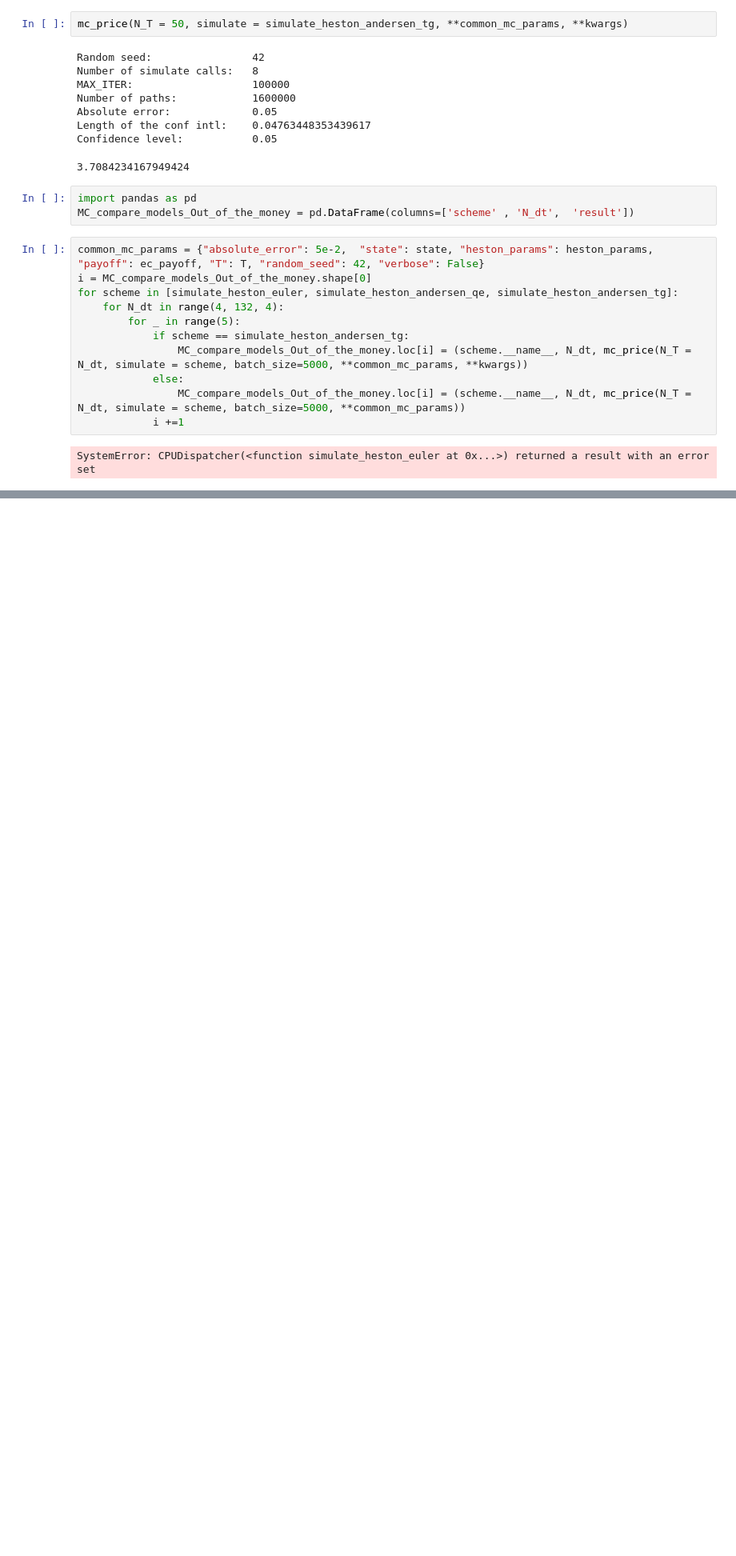
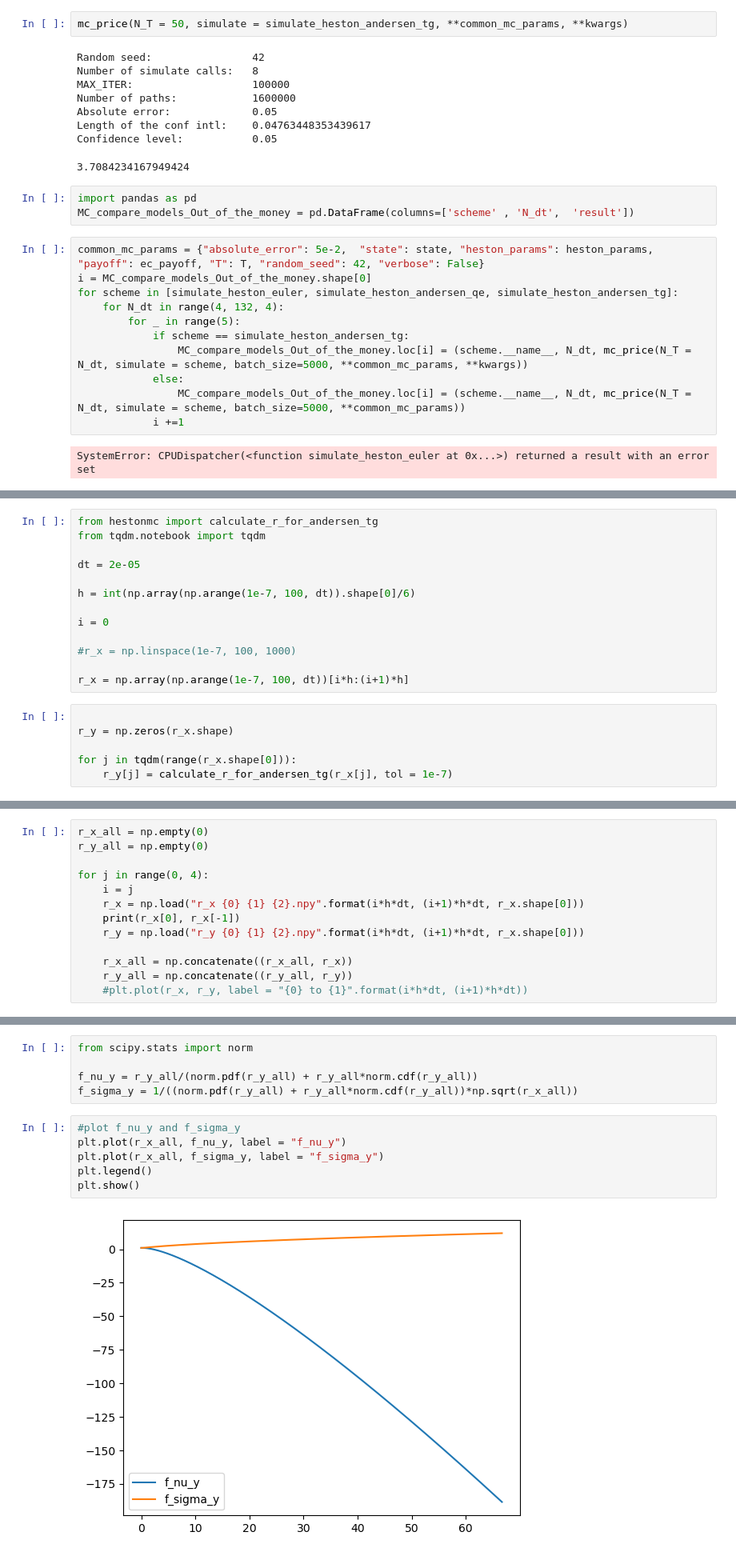
Before and after one commit to ArtemySazonov/Stochastic-Volatility-Models, a Jupyter notebook: Code/Debug Notebook.ipynb, the cells around one changed output, grey strips where cells are left out. Shown at 80% size. Cells and saved outputs as stored; diff of their text form; blank space fills up the shorter version.

```diff
--- a/Code/Debug Notebook.ipynb
+++ b/Code/Debug Notebook.ipynb
@@ -270,0 +274,19 @@ SystemError: CPUDispatcher(<function simulate_heston_euler at 0x...>) returned a
+# %%
+from hestonmc import calculate_r_for_andersen_tg
+from tqdm.notebook import tqdm
+
+dt = 2e-05
+
+h = int(np.array(np.arange(1e-7, 100, dt)).shape[0]/6)
+
+i = 0
+
+#r_x = np.linspace(1e-7, 100, 1000)
+
+r_x = np.array(np.arange(1e-7, 100, dt))[i*h:(i+1)*h]
+# %%
+
+r_y = np.zeros(r_x.shape)
+
+for j in tqdm(range(r_x.shape[0])):
+    r_y[j] = calculate_r_for_andersen_tg(r_x[j], tol = 1e-7)
@@ -270,0 +296,13 @@ SystemError: CPUDispatcher(<function simulate_heston_euler at 0x...>) returned a
+# %%
+r_x_all = np.empty(0)
+r_y_all = np.empty(0)
+
+for j in range(0, 4):
+    i = j
+    r_x = np.load("r_x {0} {1} {2}.npy".format(i*h*dt, (i+1)*h*dt, r_x.shape[0]))
+    print(r_x[0], r_x[-1])
+    r_y = np.load("r_y {0} {1} {2}.npy".format(i*h*dt, (i+1)*h*dt, r_x.shape[0]))
+
+    r_x_all = np.concatenate((r_x_all, r_x))
+    r_y_all = np.concatenate((r_y_all, r_y))
+    #plt.plot(r_x, r_y, label = "{0} to {1}".format(i*h*dt, (i+1)*h*dt))
@@ -270,0 +317,13 @@ SystemError: CPUDispatcher(<function simulate_heston_euler at 0x...>) returned a
+# %%
+from scipy.stats import norm
+
+f_nu_y = r_y_all/(norm.pdf(r_y_all) + r_y_all*norm.cdf(r_y_all))
+f_sigma_y = 1/((norm.pdf(r_y_all) + r_y_all*norm.cdf(r_y_all))*np.sqrt(r_x_all))
+# %%
+#plot f_nu_y and f_sigma_y
+plt.plot(r_x_all, f_nu_y, label = "f_nu_y")
+plt.plot(r_x_all, f_sigma_y, label = "f_sigma_y")
+plt.legend()
+plt.show()
+# %% [output]
+[figure, added]
```
Also changed, not shown: parts of 10 cells of this notebook, 9 other files.
